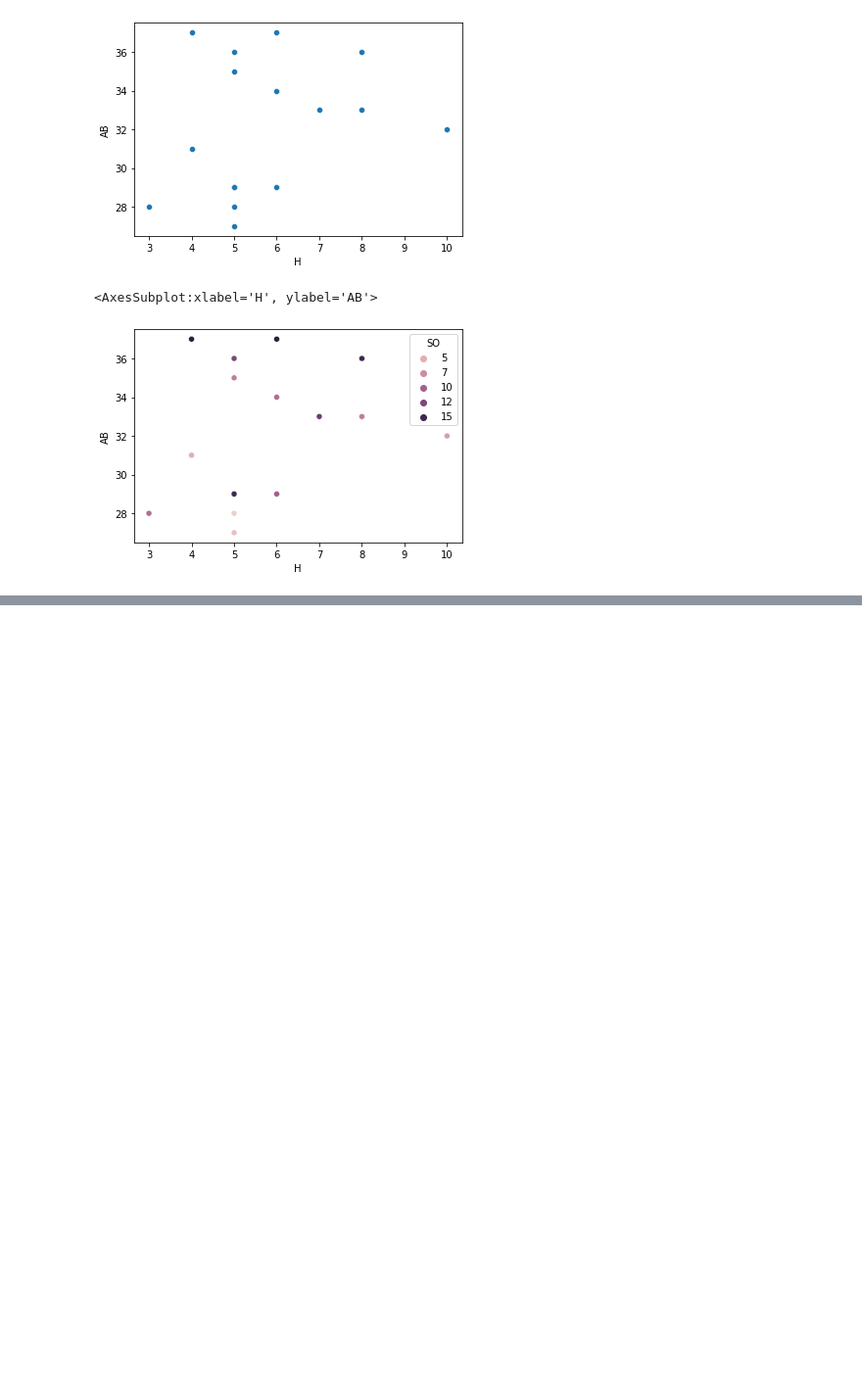
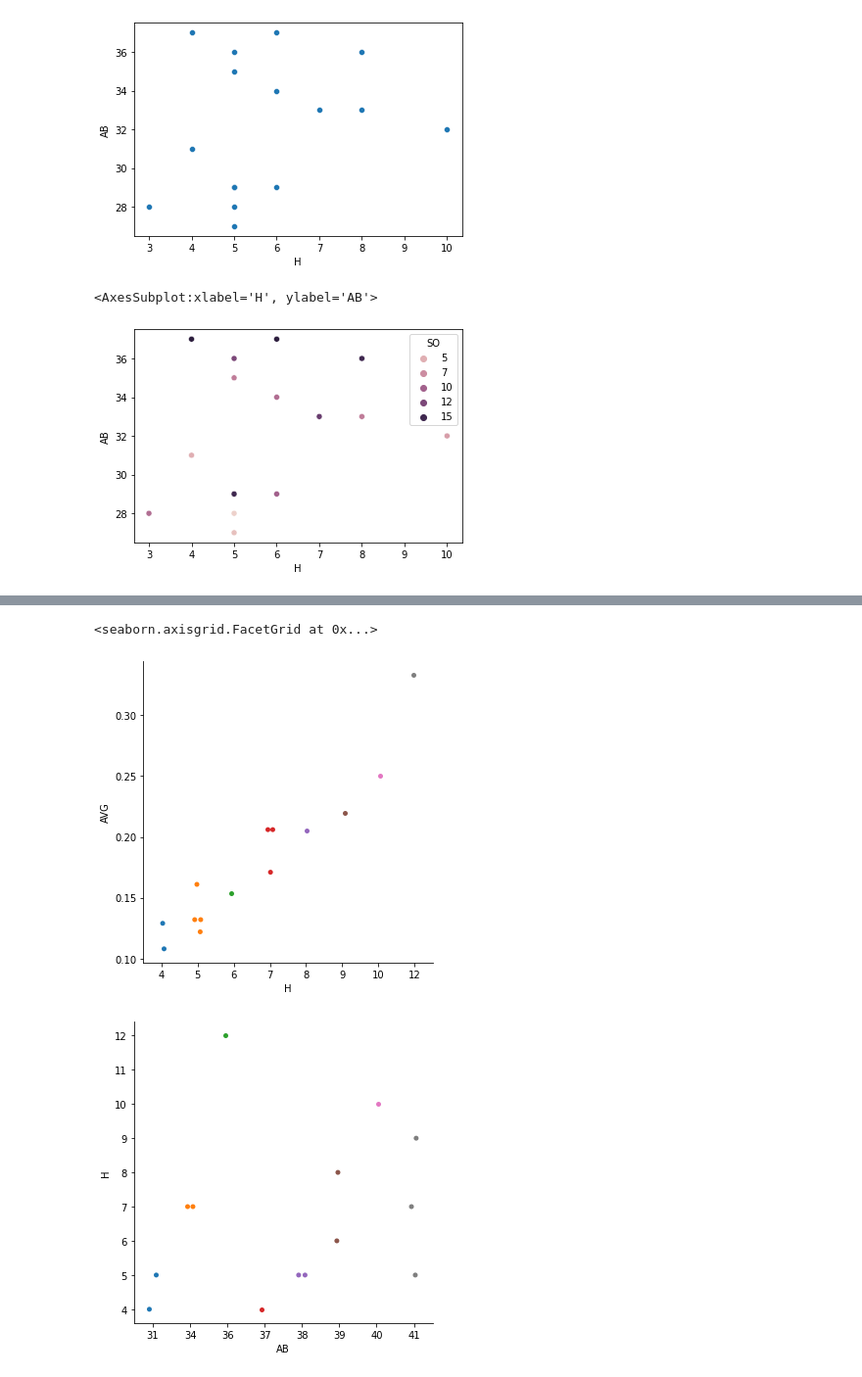
Before and after one commit to MicahlDeRosa/Baseball_stats, a Jupyter notebook: Untitled-1.ipynb, the cells around one changed output, grey strips where cells are left out. Shown: that part at 98% size. Cells and saved outputs as stored; diff of their text form; code cells hidden in the pictures; blank space fills up the shorter version.

```diff
--- a/Untitled-1.ipynb
+++ b/Untitled-1.ipynb
@@ -59,0 +91,7 @@ sb.scatterplot(data=df, x = "H", y ='AB', hue='SO')
+# %%
+sb.catplot(x='H', y='AVG', data=df_2)
+sb.catplot(x='AB', y='H', data=df_2)
+# %% [output]
+<seaborn.axisgrid.FacetGrid at 0x...>
+[figure, added]
+[figure, added]
```
Also changed, not shown: parts of 5 cells of this notebook, 1 other file.
